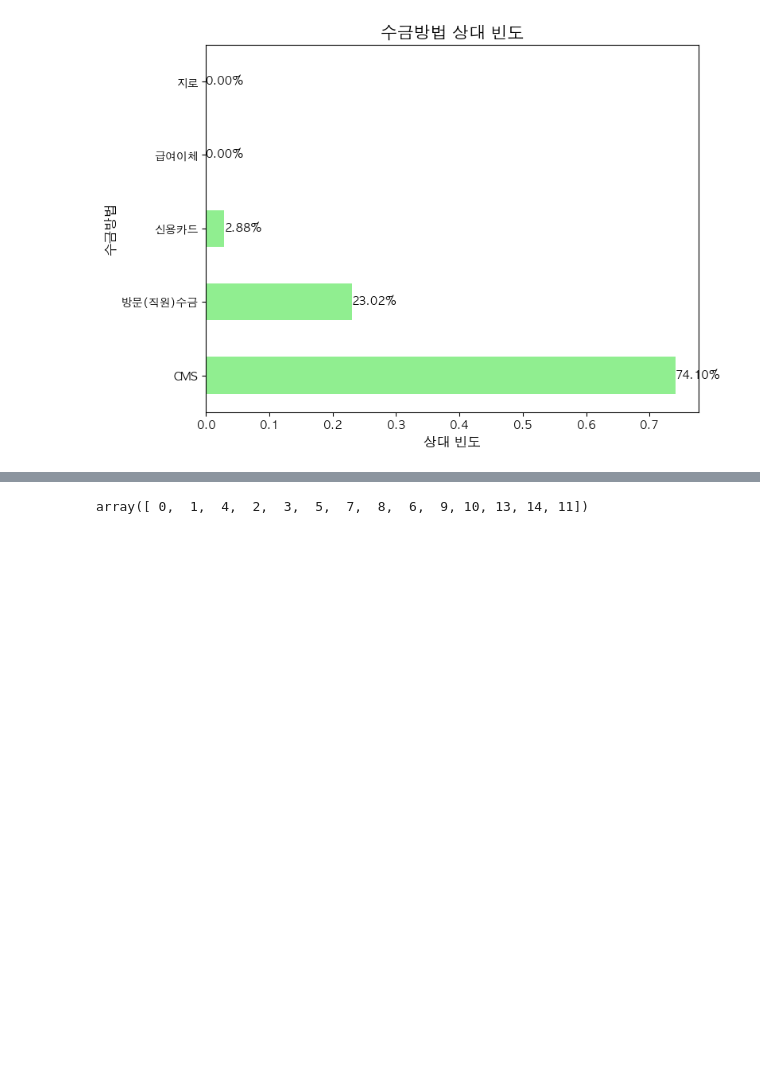
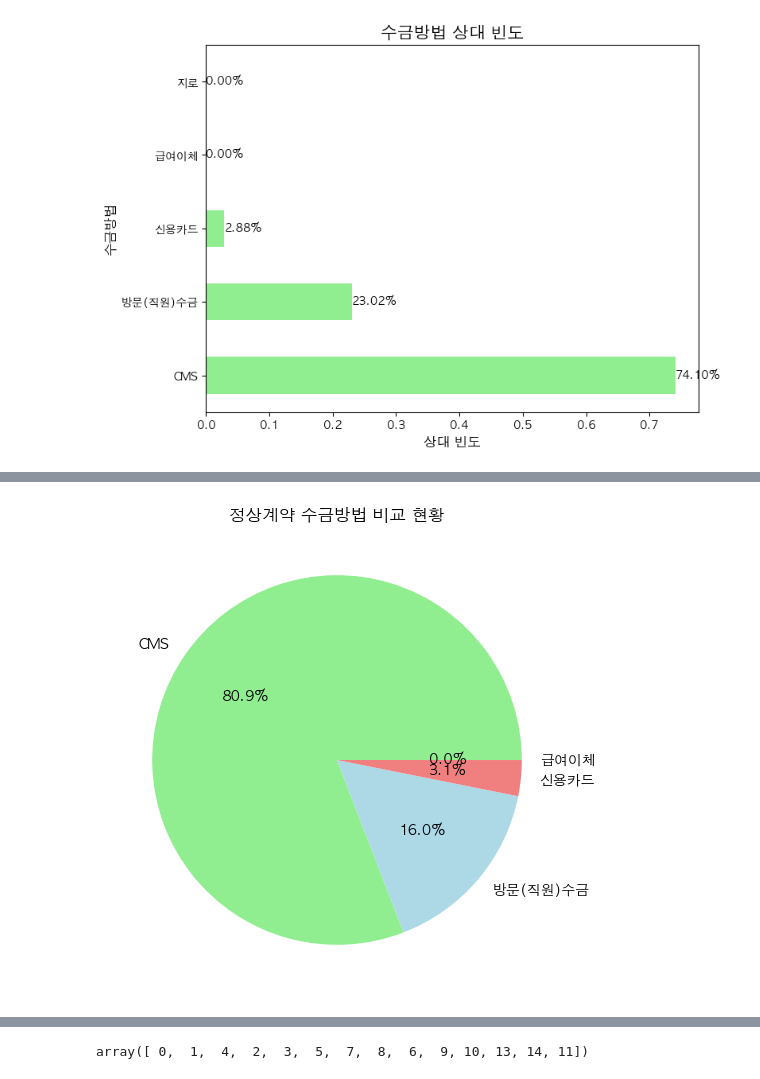
Before and after one commit to dhlee23/DBB-Expert, a Jupyter notebook: db_notes/DBB_proj2.ipynb, the cells around one changed output, grey strips where cells are left out. Cells and saved outputs as stored; diff of their text form; code cells hidden in the pictures; blank space fills up the shorter version.

```diff
--- a/db_notes/DBB_proj2.ipynb
+++ b/db_notes/DBB_proj2.ipynb
@@ -11,6 +11,8 @@ print(os.getcwd())
 import pandas as pd
 df = pd.read_excel('./data/DBB_21.2월 모집_장기/유지율_데이터_V2.xlsx')
 df1 = df.copy()
+df1_불량 = df1[df1['불량여부']==1].copy()
+df1_정상 = df1[df1['불량여부']==0].copy()
 # %%
 # 데이터 전처리
 
@@ -150,0 +167,11 @@ plt.show()
+# %%
+# 각 수금방법의 비율 계산
+proportions = df1_정상['수금방법코드_매핑'].value_counts(normalize=True)
+
+# 파이 차트 그리기
+plt.figure(figsize=(6, 6))
+plt.pie(proportions, labels=proportions.index, autopct='%1.1f%%', colors=['lightgreen', 'lightblue', 'lightcoral', 'lightpink'])
+plt.title('정상계약 수금방법 비교 현황')
+plt.show()
+# %% [output]
+[figure, added]
```
Also changed, not shown: parts of 2 cells of this notebook.
